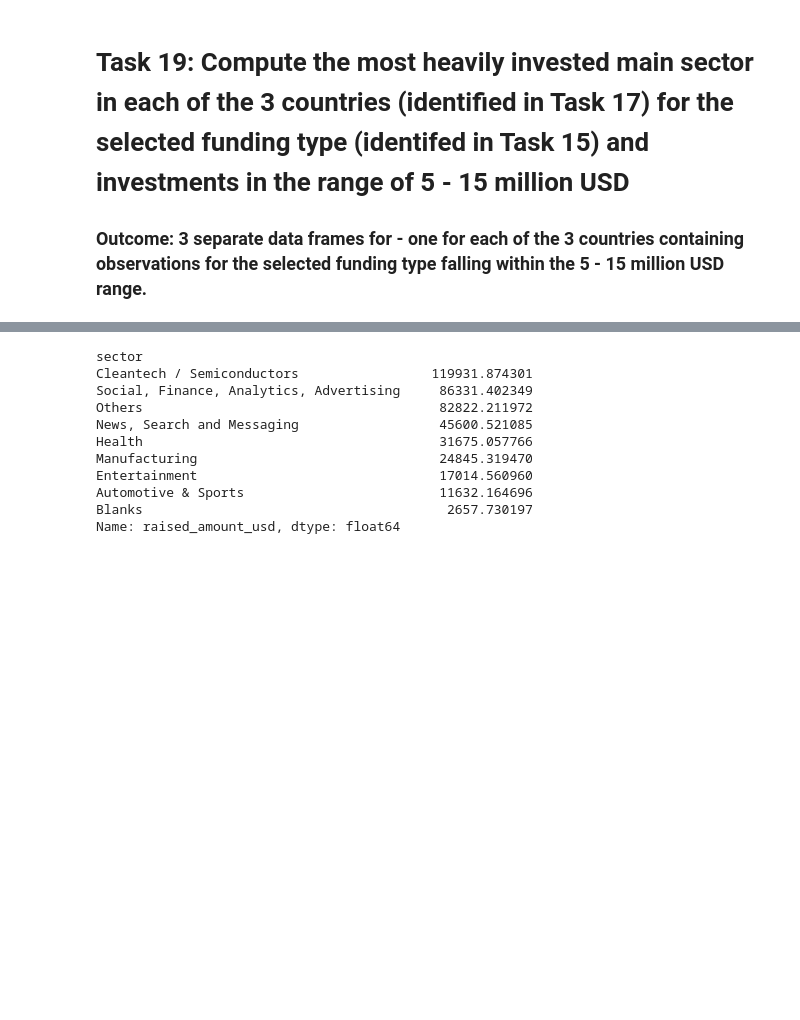
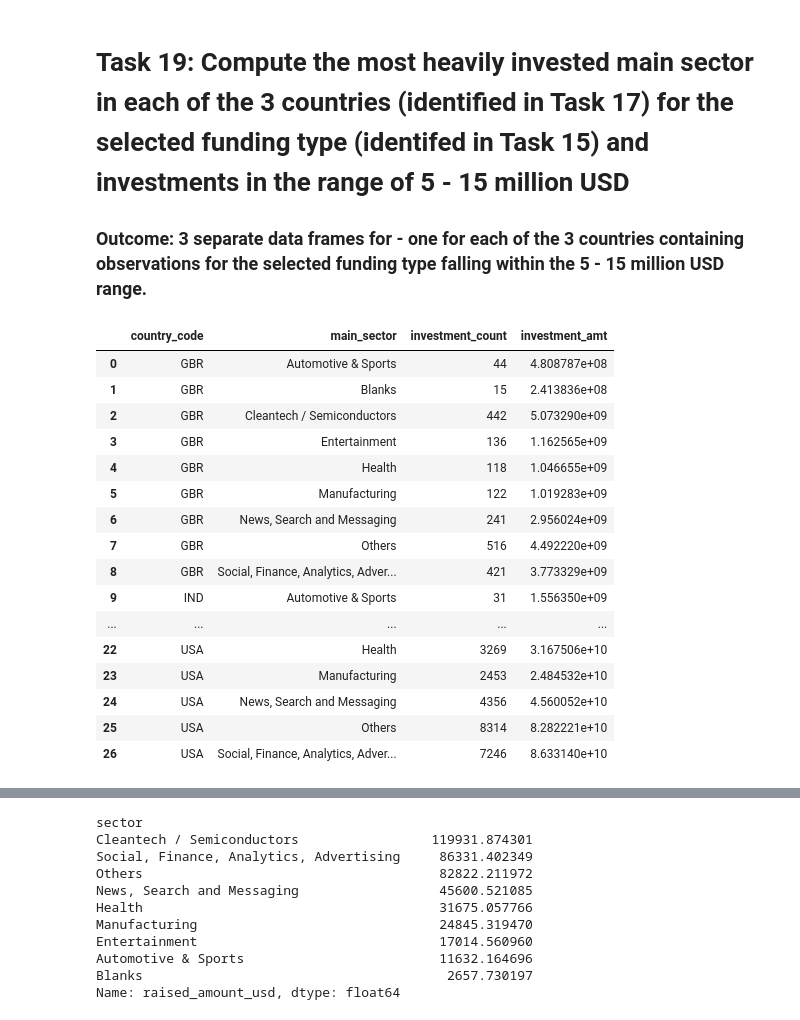
Before and after one commit to Nanditha-G-N/Machine-Learning-Case-Studies, a Jupyter notebook: investment-case-study_SR_AN.ipynb, the cells around one changed output, grey strips where cells are left out. Drawn from its saved outputs; the diff is of its cells as text; code cells hidden in the pictures; blank space fills up the shorter version.

Commit message:
adding investment details to country df
adding investment details to country df

```diff
--- a/investment-case-study_SR_AN.ipynb
+++ b/investment-case-study_SR_AN.ipynb
@@ -306,8 +306,8 @@ master_frame_venture.country_code.unique()
 # %% [output]
 array(['IND', 'USA', 'GBR'], dtype=object)
 # %%
-master_frame_venture["top_category"] = master_frame_venture['category_list'].str.split("|", n = 1, expand = True)[0]
-master_frame_venture.top_category.unique()
+master_frame_venture["primary_sector"] = master_frame_venture['category_list'].str.split("|", n = 1, expand = True)[0]
+master_frame_venture.primary_sector.unique()
 # %% [output]
 array(['Media', 'Analytics', 'Apps', 'Education', 'Curated Web',
        'Health Care', 'Software', 'Biotechnology', 'Enterprise Software',
@@ -358,7 +358,7 @@ df_mapping_list.head(10)
 | 93 | Cars | Automotive & Sports | 1 |
 | 188 | Design | Automotive & Sports | 1 |
 # %%
-df_mapping_list["sector"] = df_mapping_list["variable"]
+df_mapping_list["main_sector"] = df_mapping_list["variable"]
 df_mapping_list = df_mapping_list.drop(["variable","value"],axis=1)
-df_mapping_list[df_mapping_list["category_list"]=='natural gas Uses']
+df_mapping_list.main_sector.unique()
 # %% [output]
@@ -395,3 +398,3 @@ Index(['category_list', 'sector'], dtype='object')
 # %%
 # merge Master dataframe to mapping list to map category to sector
-master_frame_venture = pd.merge(master_frame_venture, df_mapping_list, left_on = master_frame_venture['top_category'].str.strip().str.lower(), right_on = df_mapping_list['category_list'].str.strip().str.lower(), how='left')
+master_frame_venture = pd.merge(master_frame_venture, df_mapping_list, left_on = master_frame_venture['primary_sector'].str.strip().str.lower(), right_on = df_mapping_list['category_list'].str.strip().str.lower(), how='left')
@@ -428,5 +425,5 @@ master_frame_venture[master_frame_venture.sector.isnull()]
 | 30364 | retirement | /organization/shantiniketan-incor... | /funding-round/c6baca436fa8036092... | venture | NaN | 01-05-2011 | ... |
 | 36102 | adaptive equipment | /organization/velocomp | /funding-round/2cdceb89206aad240a... | venture | NaN | 09-09-2011 | ... |
 # %%
-master_frame_venture.loc[pd.isnull(master_frame_venture['sector']), ['sector']] = 'Blanks'
+master_frame_venture.loc[pd.isnull(master_frame_venture['main_sector']), ['main_sector']] = 'Blanks'
 # %%
@@ -436,3 +433,28 @@ master_frame_venture[master_frame_venture.sector.isnull()]
 # %% [markdown]
 # Task 19: Compute the most heavily invested main sector in each of the 3 countries (identified in Task 17) for the selected funding type (identifed in Task 15) and investments in the range of 5 - 15 million USD
 ### Outcome: 3 separate data frames for - one for each of the 3 countries containing observations for the selected funding type falling within the 5 - 15 million USD range.
+# %%
+master_frame_venture_grp=pd.DataFrame(master_frame_venture.groupby(['country_code','main_sector']).permalink.count())
+master_frame_venture_grp["investment_count"]=master_frame_venture_grp.permalink
+master_frame_venture_grp = master_frame_venture_grp.drop("permalink",axis=1)
+master_frame_venture_grp["investment_amt"]=master_frame_venture.groupby(['country_code','main_sector']).raised_amount_usd.sum()
+master_frame_venture_grp = master_frame_venture_grp.reset_index()
+master_frame_venture_grp
+# %% [output]
+|  | country_code | main_sector | investment_count | investment_amt |
+| 0 | GBR | Automotive & Sports | 44 | 4.808787e+08 |
+| 1 | GBR | Blanks | 15 | 2.413836e+08 |
+| 2 | GBR | Cleantech / Semiconductors | 442 | 5.073290e+09 |
+| 3 | GBR | Entertainment | 136 | 1.162565e+09 |
+| 4 | GBR | Health | 118 | 1.046655e+09 |
+| 5 | GBR | Manufacturing | 122 | 1.019283e+09 |
+| 6 | GBR | News, Search and Messaging | 241 | 2.956024e+09 |
+| 7 | GBR | Others | 516 | 4.492220e+09 |
+| 8 | GBR | Social, Finance, Analytics, Adver... | 421 | 3.773329e+09 |
+| 9 | IND | Automotive & Sports | 31 | 1.556350e+09 |
+| ... | ... | ... | ... | ... |
+| 22 | USA | Health | 3269 | 3.167506e+10 |
+| 23 | USA | Manufacturing | 2453 | 2.484532e+10 |
+| 24 | USA | News, Search and Messaging | 4356 | 4.560052e+10 |
+| 25 | USA | Others | 8314 | 8.282221e+10 |
+| 26 | USA | Social, Finance, Analytics, Adver... | 7246 | 8.633140e+10 |
```
Also changed, not shown: parts of 10 cells of this notebook.
